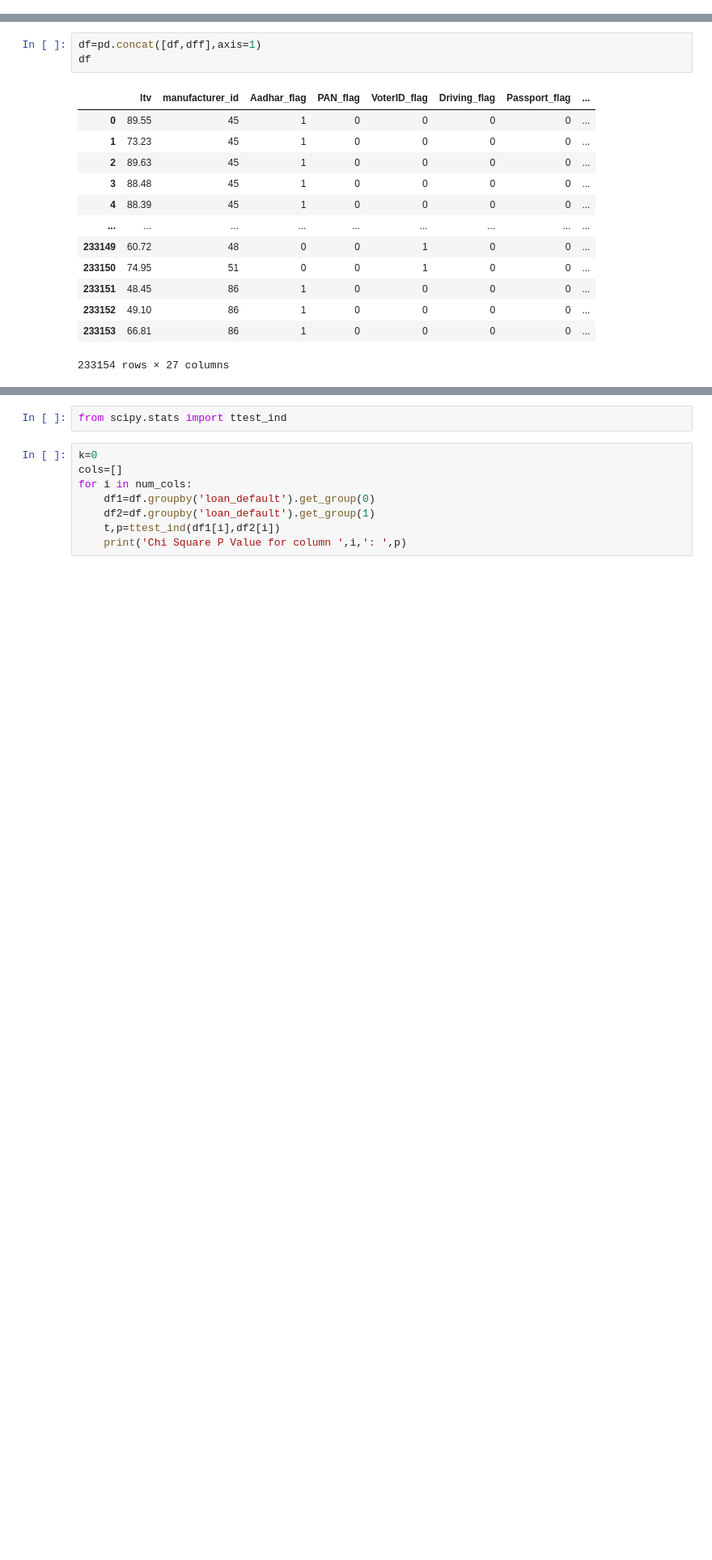
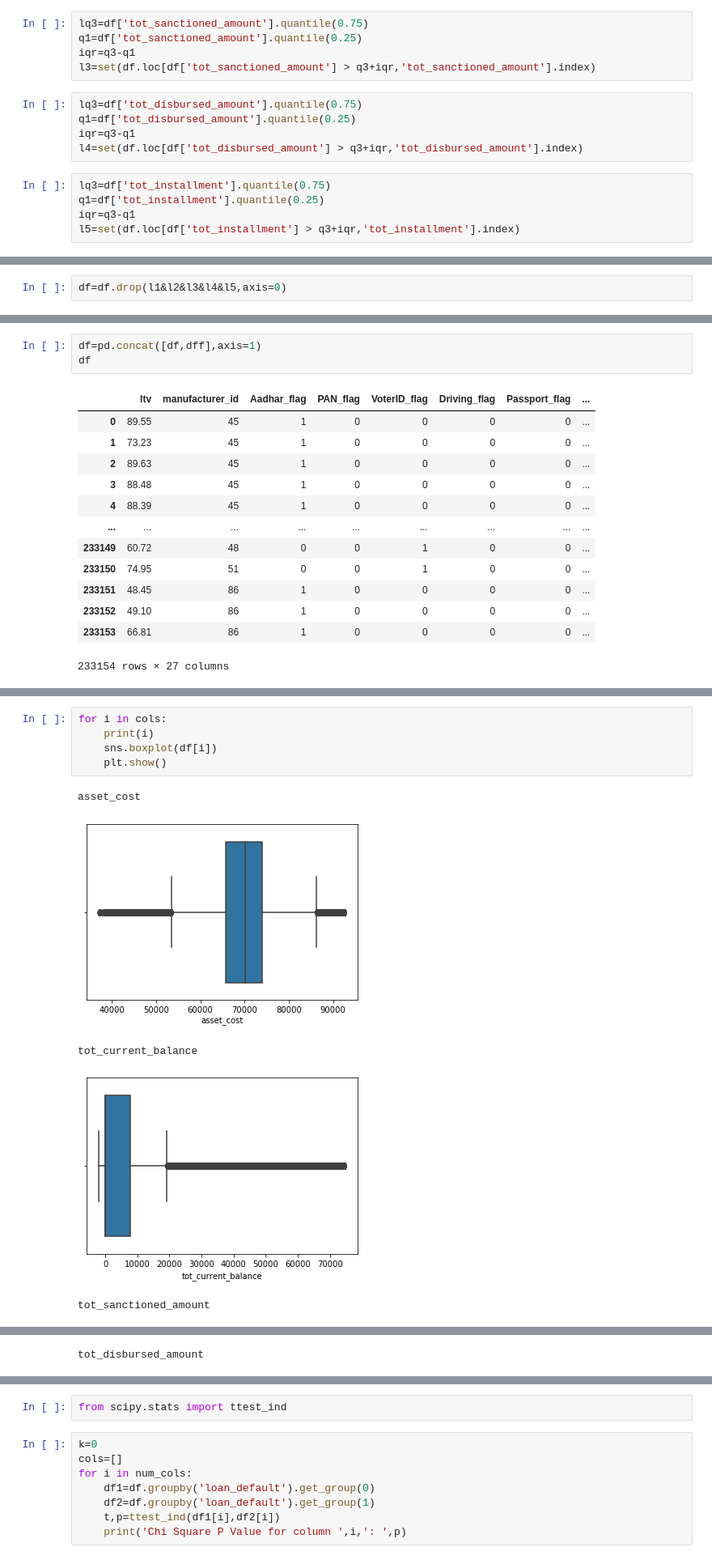
Before and after one commit to xavierigneous/Vehicle-Loan-Default-Prediction, a Jupyter notebook: Vishwanath/Untitled-Copy1.ipynb, the cells around one changed output, grey strips where cells are left out. Shown at 81% size. Saved outputs shown, nothing was run; the diff lists cells and outputs as text; blank space fills up the shorter version.

```diff
--- a/Vishwanath/Untitled-Copy1.ipynb
+++ b/Vishwanath/Untitled-Copy1.ipynb
@@ -117,0 +198,15 @@ tot_installment
+# %%
+lq3=df['tot_sanctioned_amount'].quantile(0.75)
+q1=df['tot_sanctioned_amount'].quantile(0.25)
+iqr=q3-q1
+l3=set(df.loc[df['tot_sanctioned_amount'] > q3+iqr,'tot_sanctioned_amount'].index)
+# %%
+lq3=df['tot_disbursed_amount'].quantile(0.75)
+q1=df['tot_disbursed_amount'].quantile(0.25)
+iqr=q3-q1
+l4=set(df.loc[df['tot_disbursed_amount'] > q3+iqr,'tot_disbursed_amount'].index)
+# %%
+lq3=df['tot_installment'].quantile(0.75)
+q1=df['tot_installment'].quantile(0.25)
+iqr=q3-q1
+l5=set(df.loc[df['tot_installment'] > q3+iqr,'tot_installment'].index)
@@ -117,0 +217,2 @@ tot_installment
+# %%
+df=df.drop(l1&l2&l3&l4&l5,axis=0)
@@ -228,0 +365,11 @@ df
+# %%
+for i in cols:
+    print(i)
+    sns.boxplot(df[i])
+    plt.show()
+# %% [output]
+asset_cost
+[figure, added]
+tot_current_balance
+[figure, added]
+tot_sanctioned_amount
@@ -228,0 +377 @@ df
+tot_disbursed_amount
```
Also changed, not shown: parts of 19 cells of this notebook.
